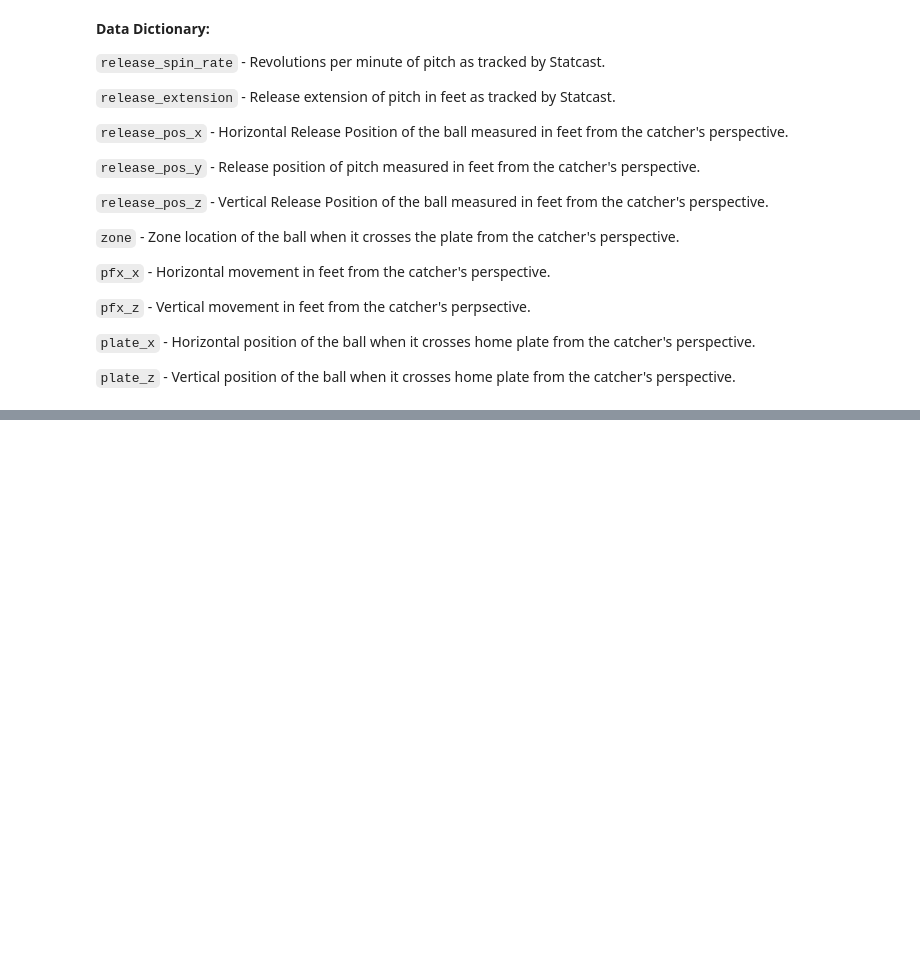
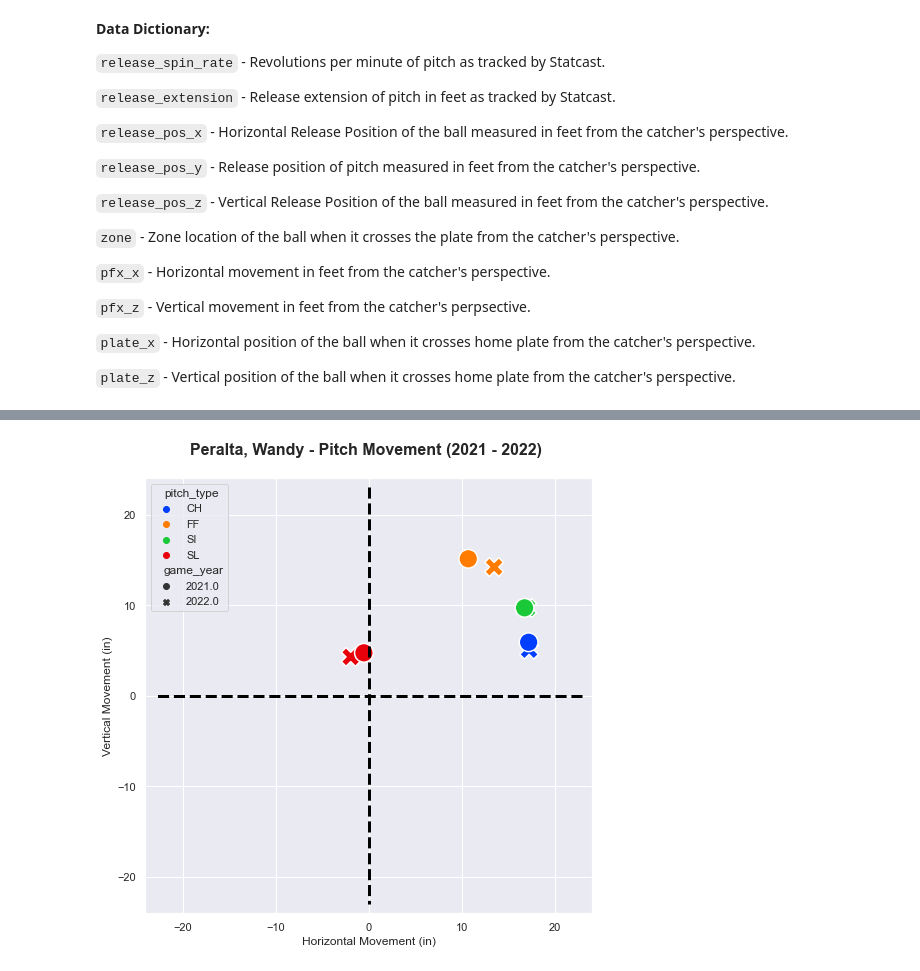
Before and after one commit to eric8395/yankees_bullpen_analysis, a Jupyter notebook: Yankees Bullpen Analysis.ipynb, the cells around one changed output, grey strips where cells are left out. Cells and saved outputs as stored; diff of their text form; code cells hidden in the pictures; blank space fills up the shorter version.

```diff
--- a/Yankees Bullpen Analysis.ipynb
+++ b/Yankees Bullpen Analysis.ipynb
@@ -125,0 +214,4 @@ holmes_21.iloc[holmes_21.index.get_level_values('pitch_type') == 'CU']
+# %%
+plot_pitch_movement(peralta)
+# %% [output]
+[figure, added]
```
Also changed, not shown: parts of 32 cells of this notebook.
